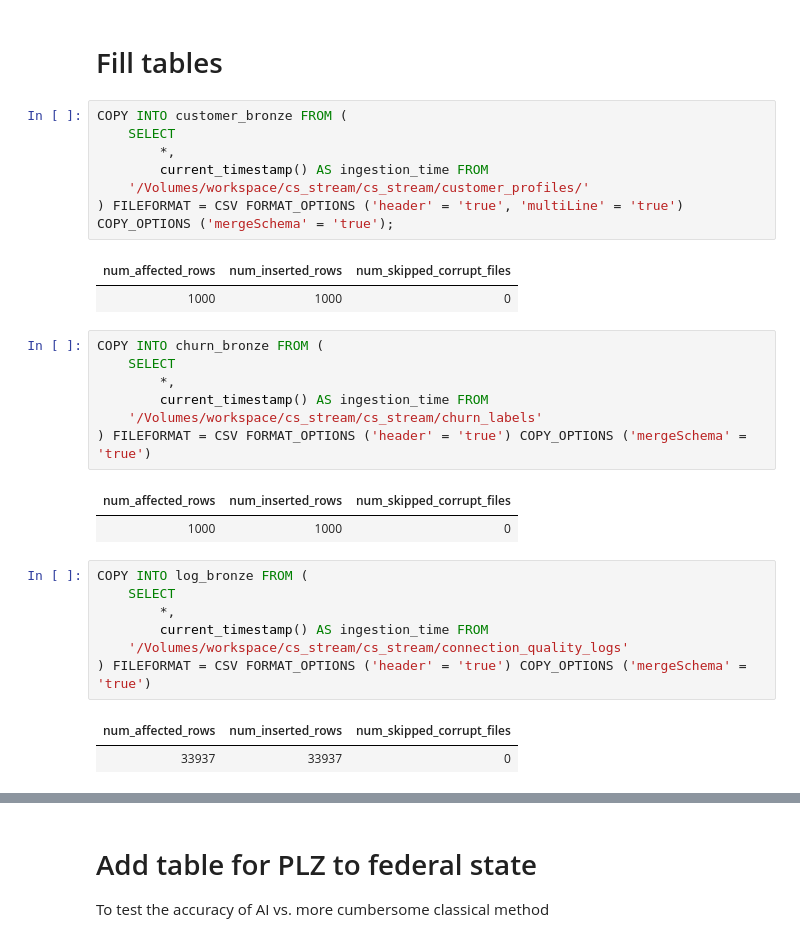
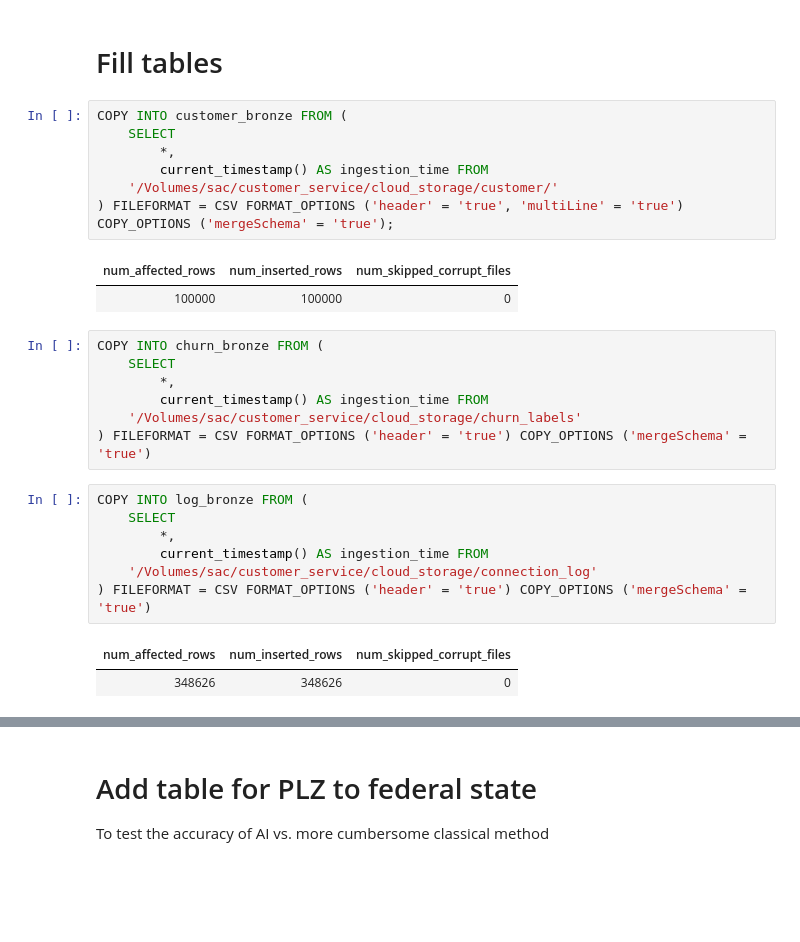
Before and after one commit to nimer03/databricks_demo, a Jupyter notebook: notebooks/customer_service_bronze.ipynb, the cells around one changed output, grey strips where cells are left out. Cells and saved outputs as stored; diff of their text form; blank space fills up the shorter version.

```diff
--- a/notebooks/customer_service_bronze.ipynb
+++ b/notebooks/customer_service_bronze.ipynb
@@ -51,33 +51,30 @@ CREATE TABLE IF NOT EXISTS chat_bronze (
 # %%
 COPY INTO customer_bronze FROM (
     SELECT
         *,
         current_timestamp() AS ingestion_time FROM
-    '/Volumes/workspace/cs_stream/cs_stream/customer_profiles/'
+    '/Volumes/sac/customer_service/cloud_storage/customer/'
 ) FILEFORMAT = CSV FORMAT_OPTIONS ('header' = 'true', 'multiLine' = 'true') COPY_OPTIONS ('mergeSchema' = 'true');
 # %% [output]
 | num_affected_rows | num_inserted_rows | num_skipped_corrupt_files |
-| 1000 | 1000 | 0 |
+| 100000 | 100000 | 0 |
 # %%
 COPY INTO churn_bronze FROM (
     SELECT
         *,
         current_timestamp() AS ingestion_time FROM
-    '/Volumes/workspace/cs_stream/cs_stream/churn_labels'
+    '/Volumes/sac/customer_service/cloud_storage/churn_labels'
 ) FILEFORMAT = CSV FORMAT_OPTIONS ('header' = 'true') COPY_OPTIONS ('mergeSchema' = 'true')
-# %% [output]
-| num_affected_rows | num_inserted_rows | num_skipped_corrupt_files |
-| 1000 | 1000 | 0 |
 # %%
 COPY INTO log_bronze FROM (
     SELECT
         *,
         current_timestamp() AS ingestion_time FROM
-    '/Volumes/workspace/cs_stream/cs_stream/connection_quality_logs'
+    '/Volumes/sac/customer_service/cloud_storage/connection_log'
 ) FILEFORMAT = CSV FORMAT_OPTIONS ('header' = 'true') COPY_OPTIONS ('mergeSchema' = 'true')
 # %% [output]
 | num_affected_rows | num_inserted_rows | num_skipped_corrupt_files |
-| 33937 | 33937 | 0 |
+| 348626 | 348626 | 0 |
 # %%
 COPY INTO agent_bronze FROM (
     SELECT
```
Also changed, not shown: parts of 7 cells of this notebook, 5 other files.
